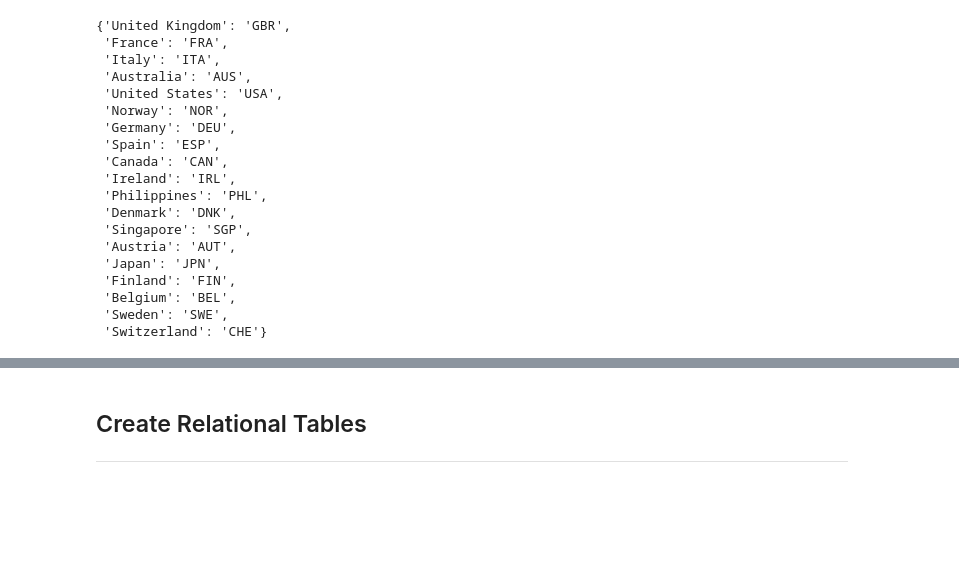
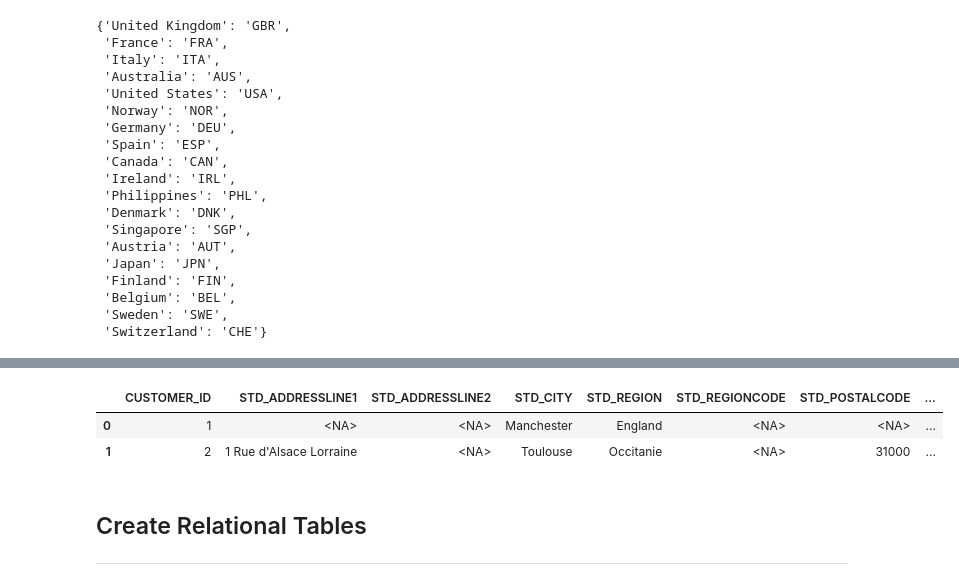
Before and after one commit to brianna-mitri/vehicle-sales-analysis, a Jupyter notebook: data_cleaning.ipynb, the cells around one changed output, grey strips where cells are left out. Drawn from its saved outputs; the diff is of its cells as text; code cells hidden in the pictures; blank space fills up the shorter version.

```diff
--- a/data_cleaning.ipynb
+++ b/data_cleaning.ipynb
@@ -412,0 +431,3 @@ country_code_dict
+# %%
+# ArcGIS REST API geocoding service url
+api_url = 'https://geocode-api.arcgis.com/arcgis/rest/services/World/GeocodeServer/findAddressCandidates'
@@ -412,0 +456,33 @@ country_code_dict
+# %%
+# function to return '' for None address fields
+def none_to_empty(field):
+    return '' if field is None else field
+
+# function to get params
+def build_params(row):
+
+    # setup mulitfield query (return nothing for null fields)
+    query = {
+        'address': none_to_empty(row.ADDRESSLINE1),
+        'address2': none_to_empty(row.ADDRESSLINE2),
+        'city': none_to_empty(row.CITY),
+        'region': none_to_empty(row.STATE),
+        'postal': none_to_empty(row.POSTALCODE),
+        'countryCode': none_to_empty(row.COUNTRY_CODE)
+    }
+
+    # drop blanks from query
+    query = {field: input for field, input in query.items() if input}
+
+    base = {
+        'f': 'pjson',
+        'token': access_token,
+        'forStorage': 'false',
+        'langCode': 'ENG',
+        'outFields': out_fields
+    }
+
+    base.update(query)
+
+    # return parameters
+    return base
@@ -413,3 +538,11 @@ country_code_dict
+# %%
+# create dataframe
+val_address_df = pd.DataFrame(val_addresses)
+val_address_df
+# %% [output]
+|  | CUSTOMER_ID | STD_ADDRESSLINE1 | STD_ADDRESSLINE2 | STD_CITY | STD_REGION | STD_REGIONCODE | STD_POSTALCODE | ... |
+| 0 | 1 | <NA> | <NA> | Manchester | England | <NA> | <NA> | ... |
+| 1 | 2 | 1 Rue d'Alsace Lorraine | <NA> | Toulouse | Occitanie | <NA> | 31000 | ... |
 # %% [markdown]
 ## Create Relational Tables
 ---
```
Also changed, not shown: parts of 6 cells of this notebook.
